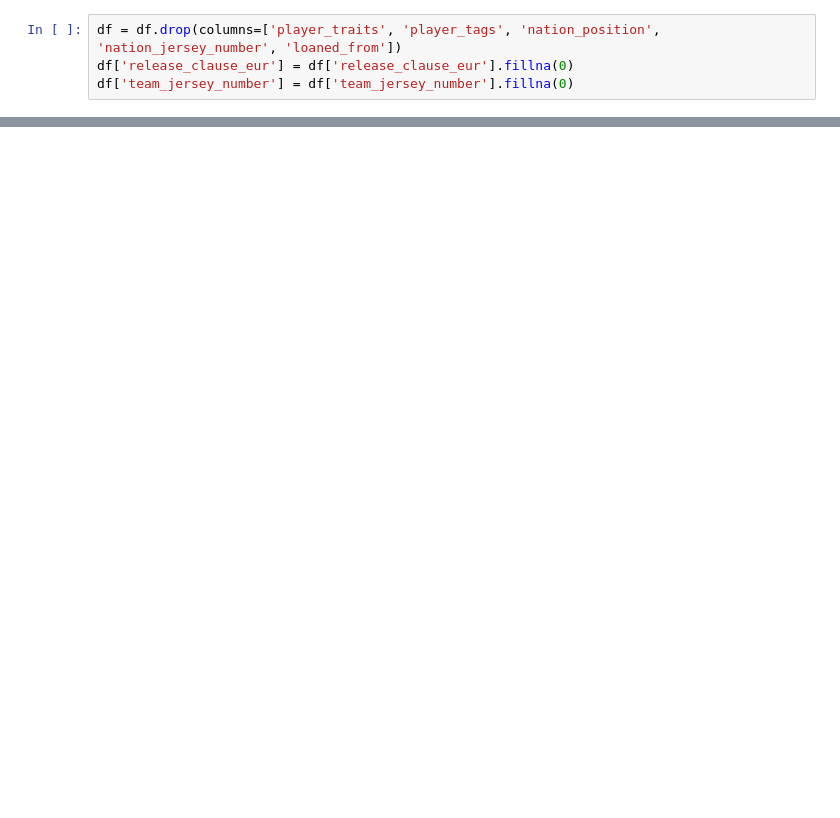
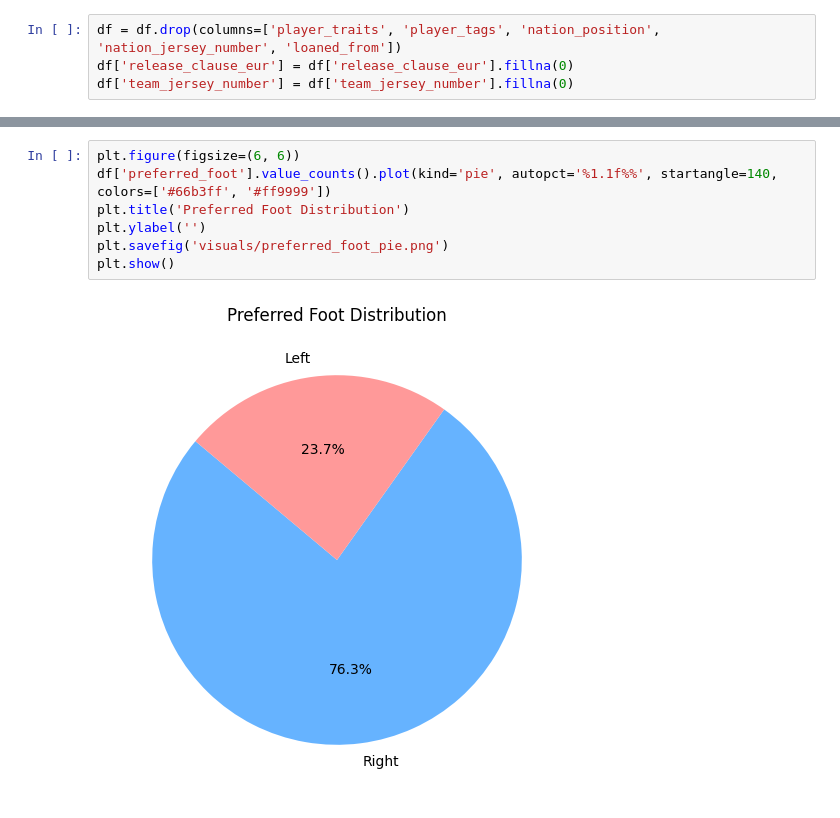
Before and after one commit to niraj713/fifa-player-stats-eda, a Jupyter notebook: notebooks/fifa_player_eda.ipynb, the cells around one changed output, grey strips where cells are left out. Drawn from its saved outputs; the diff is of its cells as text; blank space fills up the shorter version.

```diff
--- a/notebooks/fifa_player_eda.ipynb
+++ b/notebooks/fifa_player_eda.ipynb
@@ -109,0 +250,9 @@ plt.show()
+# %%
+plt.figure(figsize=(6, 6))
+df['preferred_foot'].value_counts().plot(kind='pie', autopct='%1.1f%%', startangle=140, colors=['#66b3ff', '#ff9999'])
+plt.title('Preferred Foot Distribution')
+plt.ylabel('')
+plt.savefig('visuals/preferred_foot_pie.png')
+plt.show()
+# %% [output]
+[figure, added]
```
Also changed, not shown: parts of 21 cells of this notebook.
